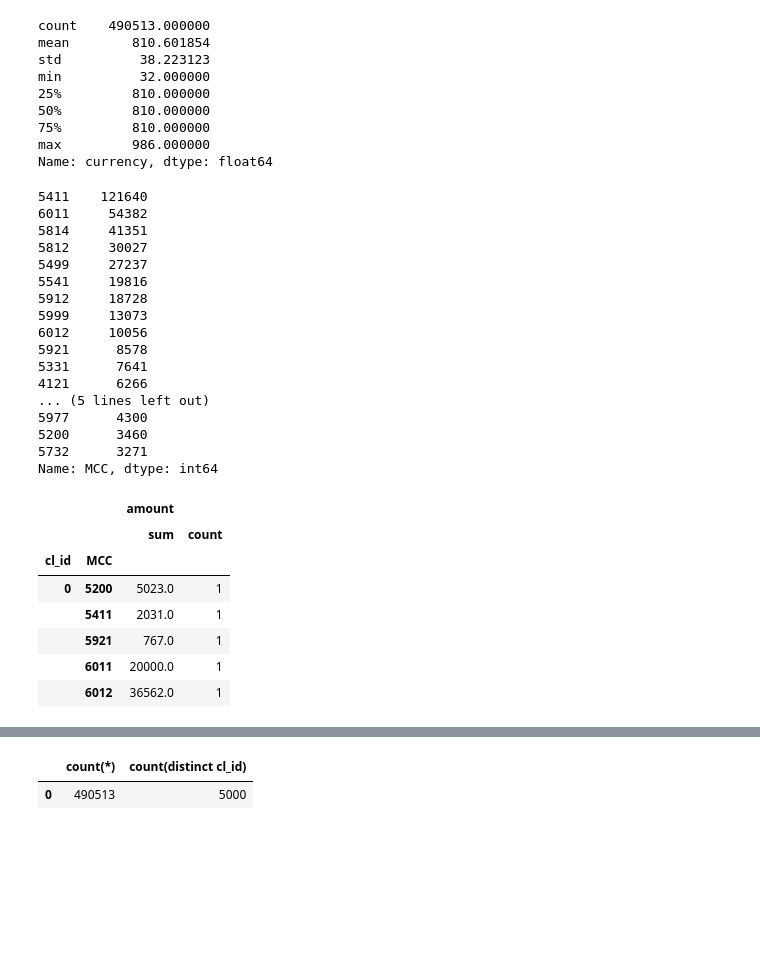
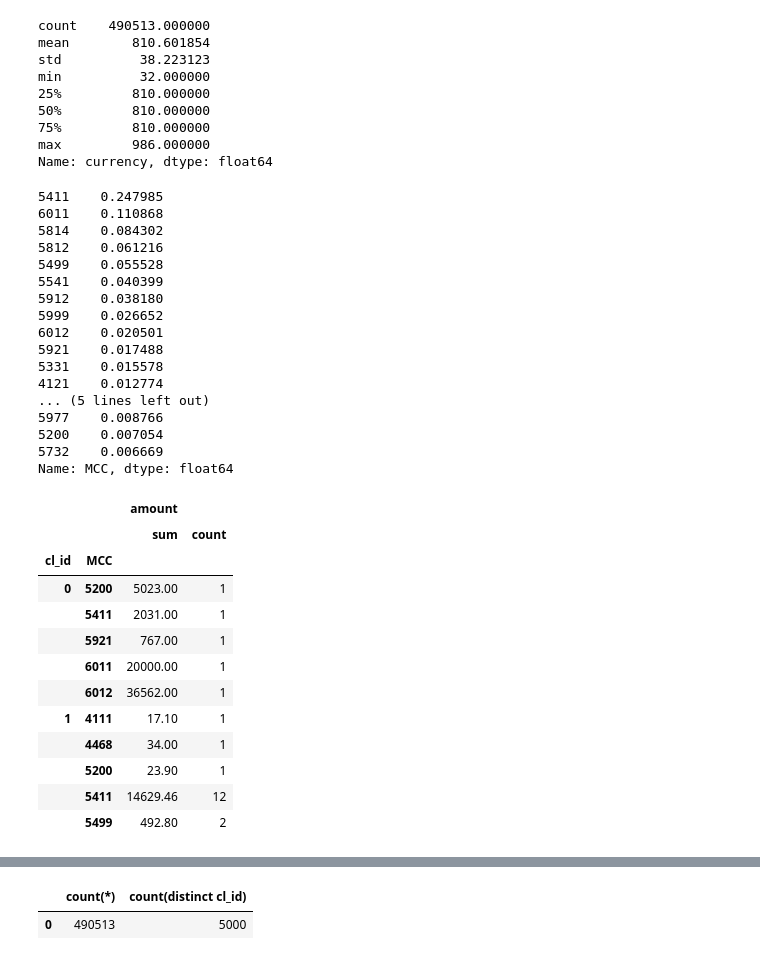
Before and after one commit to AbrMaria/-Feature_engineering---Practice, a Jupyter notebook: Practice_1_2.ipynb, the cells around one changed output, grey strips where cells are left out. Cells and saved outputs as stored; diff of their text form; code cells hidden in the pictures; blank space fills up the shorter version.

```diff
--- a/Practice_1_2.ipynb
+++ b/Practice_1_2.ipynb
@@ -84,3 +85,5 @@ Total transactions in test dataset:  95454
 6. Задания принимаются в виде ноутбука с кодов/картинками выполненной обязательной части + указанием места в leaderboard при решении дополнительной
 
 При возникновении вопросов и для отправки домашнего задания - egsachko@gmail.com или http://fb.com/sachkoe
+# %%
+raw_df = raw_df.drop("target_sum", axis=1) #убираем столбец target_sum
@@ -127,26 +136,26 @@ min          32.000000
 max         986.000000
 Name: currency, dtype: float64
 # %%
-#общая сумма транзакций по категориям MCC кодов
-raw_df["MCC"].value_counts().head(20)
+#общая сумма транзакций по категориям MCC кодов (в %) - видим самые популярные MCC коды
+raw_df["MCC"].value_counts(normalize=True).head(20)
 # %% [output]
-5411    121640
-6011     54382
-5814     41351
-5812     30027
-5499     27237
-5541     19816
-5912     18728
-5999     13073
-6012     10056
-5921      8578
-5331      7641
-4121      6266
+5411    0.247985
+6011    0.110868
+5814    0.084302
+5812    0.061216
+5499    0.055528
+5541    0.040399
+5912    0.038180
+5999    0.026652
+6012    0.020501
+5921    0.017488
+5331    0.015578
+4121    0.012774
 ... (5 lines left out)
-5977      4300
-5200      3460
-5732      3271
-Name: MCC, dtype: int64
+5977    0.008766
+5200    0.007054
+5732    0.006669
+Name: MCC, dtype: float64
 # %%
 #общая сумма транзакций по категориям MCC кодов для каждого уникального клиента
 raw_df_grouped = raw_df[
@@ -157,12 +166,17 @@ raw_df_grouped = raw_df[
 aggregated_dataset = raw_df_grouped.unstack()
 # %%
-raw_df_grouped.head()
+raw_df_grouped.head(10)
 # %% [output]
 |  |  | amount |  |
 |  |  | sum | count |
 | cl_id | MCC |  |  |
-| 0 | 5200 | 5023.0 | 1 |
-|  | 5411 | 2031.0 | 1 |
-|  | 5921 | 767.0 | 1 |
-|  | 6011 | 20000.0 | 1 |
-|  | 6012 | 36562.0 | 1 |
+| 0 | 5200 | 5023.00 | 1 |
+|  | 5411 | 2031.00 | 1 |
+|  | 5921 | 767.00 | 1 |
+|  | 6011 | 20000.00 | 1 |
+|  | 6012 | 36562.00 | 1 |
+| 1 | 4111 | 17.10 | 1 |
+|  | 4468 | 34.00 | 1 |
+|  | 5200 | 23.90 | 1 |
+|  | 5411 | 14629.46 | 12 |
+|  | 5499 | 492.80 | 2 |
```
Also changed, not shown: parts of 46 cells of this notebook, 2 other files.
